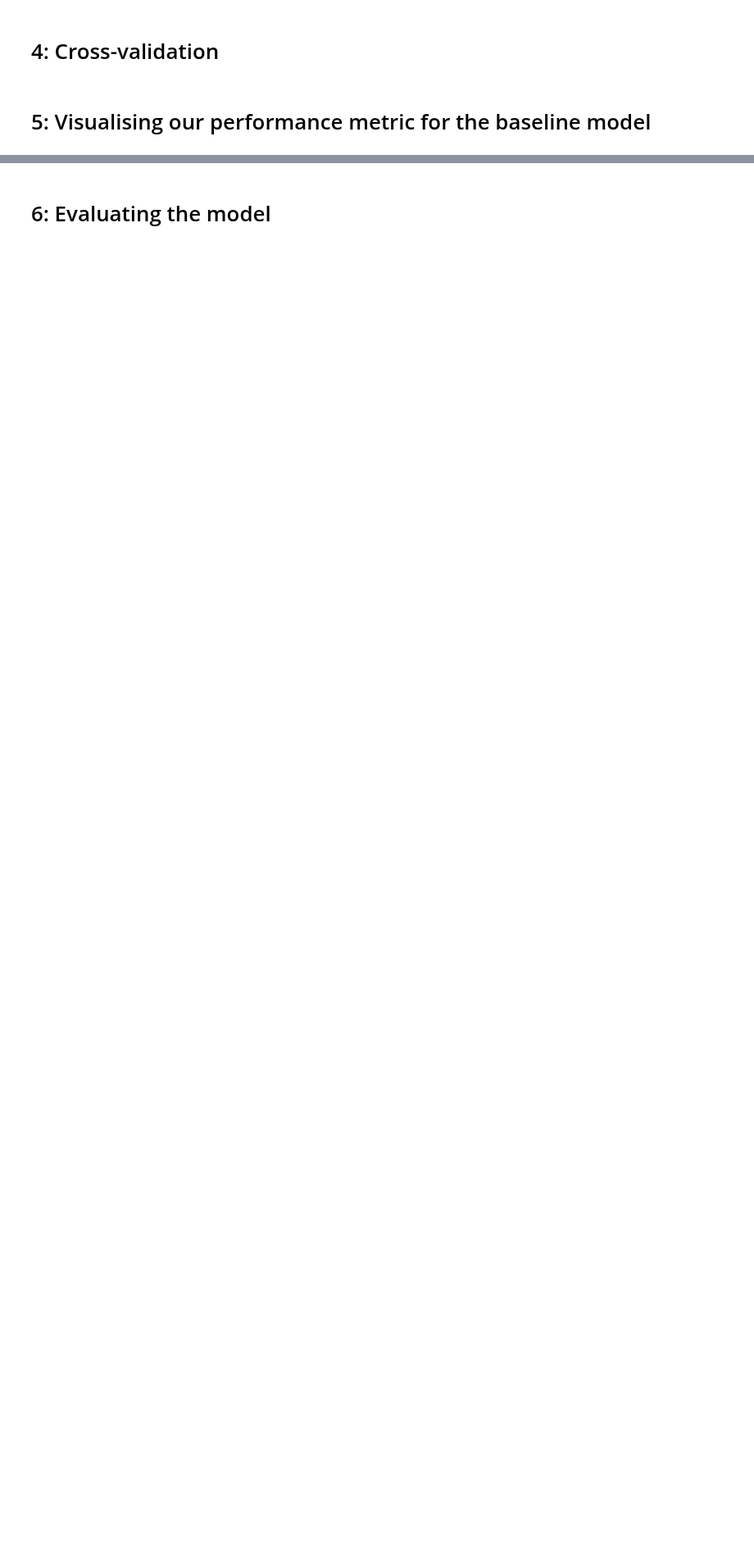
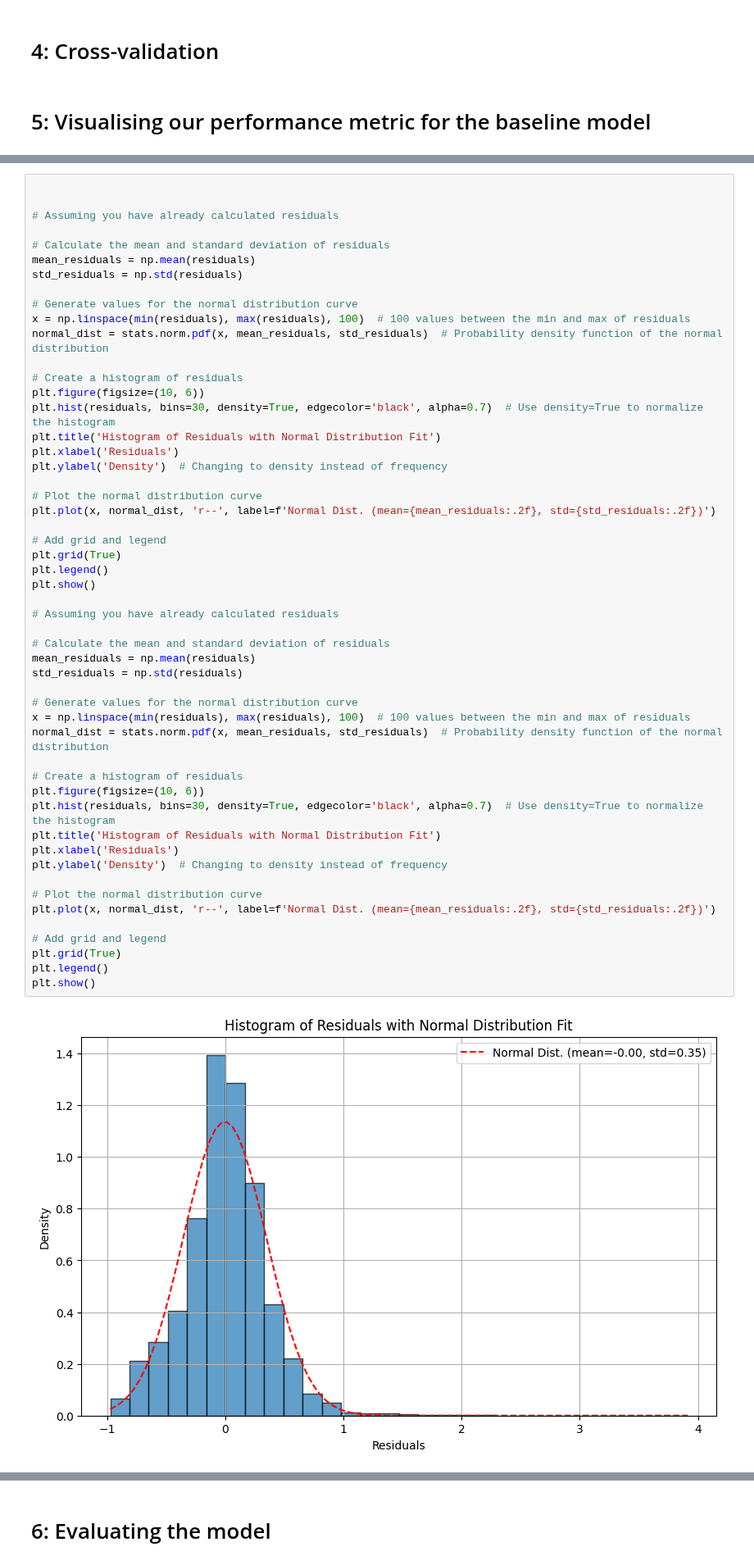
Before and after one commit to markmilner21/Assessment-1-Supervised-Prediction, a Jupyter notebook: Report/04-Baseline_model.ipynb, the cells around one changed output, grey strips where cells are left out. Shown at 82% size. Saved outputs shown, nothing was run; the diff lists cells and outputs as text; blank space fills up the shorter version.

```diff
--- a/Report/04-Baseline_model.ipynb
+++ b/Report/04-Baseline_model.ipynb
@@ -124,0 +212,54 @@ Mean Squared Error on the test data: 0.1233
+# %%
+
+
+# Assuming you have already calculated residuals
+
+# Calculate the mean and standard deviation of residuals
+mean_residuals = np.mean(residuals)
+std_residuals = np.std(residuals)
+
+# Generate values for the normal distribution curve
+x = np.linspace(min(residuals), max(residuals), 100)  # 100 values between the min and max of residuals
+normal_dist = stats.norm.pdf(x, mean_residuals, std_residuals)  # Probability density function of the normal distribution
+
+# Create a histogram of residuals
+plt.figure(figsize=(10, 6))
+plt.hist(residuals, bins=30, density=True, edgecolor='black', alpha=0.7)  # Use density=True to normalize the histogram
+plt.title('Histogram of Residuals with Normal Distribution Fit')
+plt.xlabel('Residuals')
+plt.ylabel('Density')  # Changing to density instead of frequency
+
+# Plot the normal distribution curve
+plt.plot(x, normal_dist, 'r--', label=f'Normal Dist. (mean={mean_residuals:.2f}, std={std_residuals:.2f})')
+
+# Add grid and legend
+plt.grid(True)
+plt.legend()
+plt.show()
+
+# Assuming you have already calculated residuals
+
+# Calculate the mean and standard deviation of residuals
+mean_residuals = np.mean(residuals)
+std_residuals = np.std(residuals)
+
+# Generate values for the normal distribution curve
+x = np.linspace(min(residuals), max(residuals), 100)  # 100 values between the min and max of residuals
+normal_dist = stats.norm.pdf(x, mean_residuals, std_residuals)  # Probability density function of the normal distribution
+
+# Create a histogram of residuals
+plt.figure(figsize=(10, 6))
+plt.hist(residuals, bins=30, density=True, edgecolor='black', alpha=0.7)  # Use density=True to normalize the histogram
+plt.title('Histogram of Residuals with Normal Distribution Fit')
+plt.xlabel('Residuals')
+plt.ylabel('Density')  # Changing to density instead of frequency
+
+# Plot the normal distribution curve
+plt.plot(x, normal_dist, 'r--', label=f'Normal Dist. (mean={mean_residuals:.2f}, std={std_residuals:.2f})')
+
+# Add grid and legend
+plt.grid(True)
+plt.legend()
+plt.show()
+# %% [output]
+[figure, added]
```
Also changed, not shown: parts of 13 cells of this notebook.
